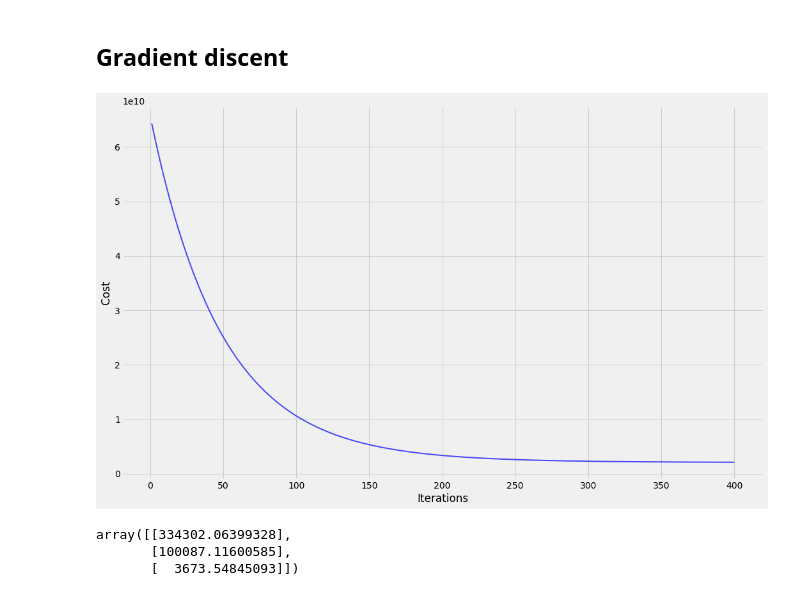
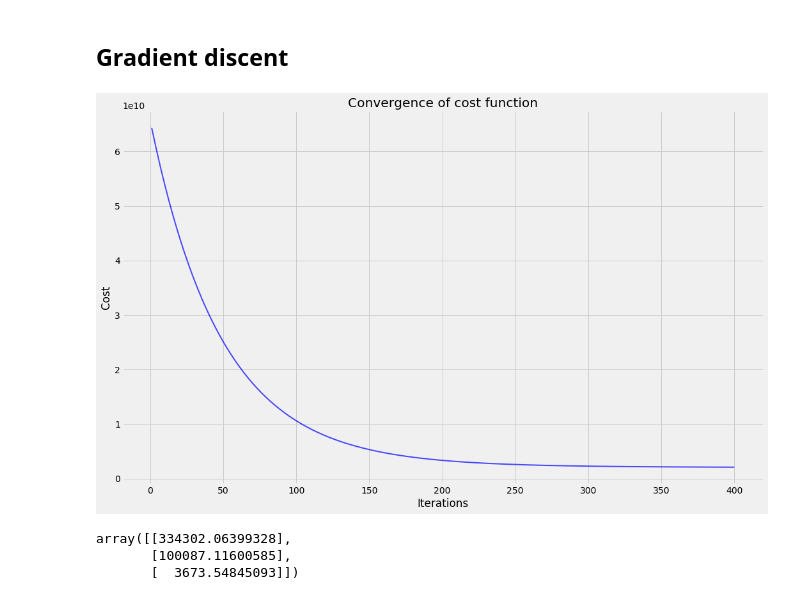
Before and after one commit to amoskovskykh/machine_learning_coursera_andrewng, a Jupyter notebook: linear_regression_mult.ipynb, the cells around one changed output. Cells and saved outputs as stored; diff of their text form; code cells hidden in the pictures.

```diff
--- a/linear_regression_mult.ipynb
+++ b/linear_regression_mult.ipynb
@@ -65,18 +65,18 @@ def gradient_discent(X, y, theta, alpha, iterations) :
 # %%
 alpha = 0.01
 iterations = 400
 X = np.concatenate((np.ones((X.shape[0], 1)), X), axis = 1)
 theta = np.zeros((X.shape[1], 1))
 
 [theta, J_history] = gradient_discent(X, y, theta, alpha, iterations)
 
 plt.plot(np.linspace(1, 400, 400), J_history, 'b', alpha = 0.7, label = 'function',  linewidth = 2)
-theta #plot that shows convergens of cost function
 plt.xlabel('Iterations')
 plt.ylabel('Cost')
+plt.title('Convergence of cost function')
 plt.show()
 # %% [output]
-[figure, old version]
+[figure, new version]
 # %%
 theta
 # %% [output]
```
Also changed, not shown: parts of 10 cells of this notebook.
